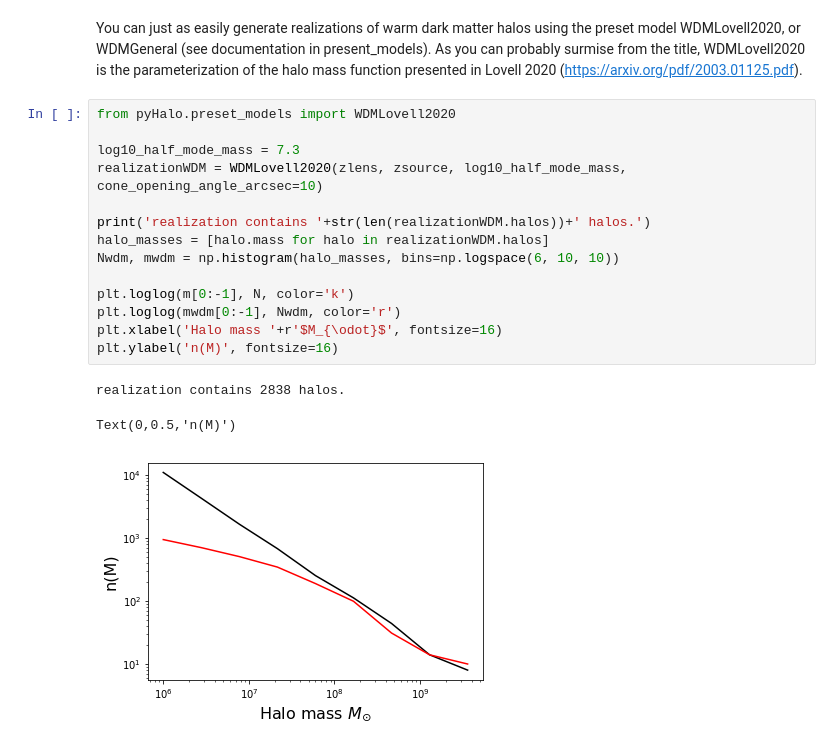
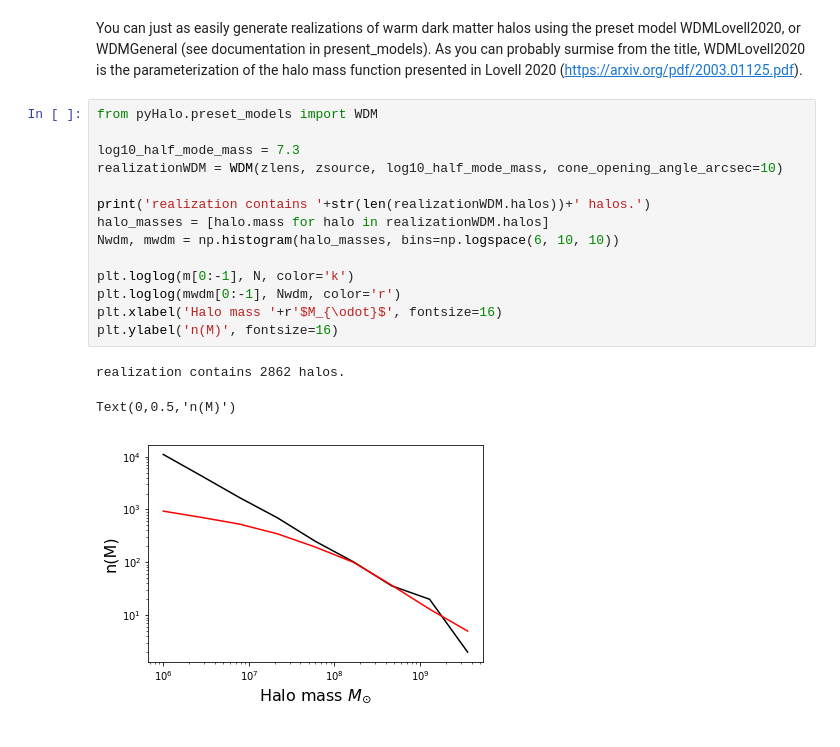
Before and after one commit to dangilman/pyHalo, a Jupyter notebook: example_notebooks/example_generating_realizations.ipynb, the cells around one changed output. Drawn from its saved outputs; the diff is of its cells as text.

```diff
--- a/example_notebooks/example_generating_realizations.ipynb
+++ b/example_notebooks/example_generating_realizations.ipynb
@@ -76,23 +78,23 @@ plt.imshow(kappa_subs_nonlinear, vmin=-0.1, vmax=0.1, cmap='bwr')
 # %% [markdown]
 You can just as easily generate realizations of warm dark matter halos using the preset model WDMLovell2020, or WDMGeneral (see documentation in present_models). As you can probably surmise from the title, WDMLovell2020 is the parameterization of the halo mass function presented in Lovell 2020 (https://arxiv.org/pdf/2003.01125.pdf).
 # %%
-from pyHalo.preset_models import WDMLovell2020
+from pyHalo.preset_models import WDM
 
 log10_half_mode_mass = 7.3
-realizationWDM = WDMLovell2020(zlens, zsource, log10_half_mode_mass, cone_opening_angle_arcsec=10)
+realizationWDM = WDM(zlens, zsource, log10_half_mode_mass, cone_opening_angle_arcsec=10)
 
 print('realization contains '+str(len(realizationWDM.halos))+' halos.')
 halo_masses = [halo.mass for halo in realizationWDM.halos]
 Nwdm, mwdm = np.histogram(halo_masses, bins=np.logspace(6, 10, 10))
 
 plt.loglog(m[0:-1], N, color='k')
 plt.loglog(mwdm[0:-1], Nwdm, color='r')
 plt.xlabel('Halo mass '+r'$M_{\odot}$', fontsize=16)
 plt.ylabel('n(M)', fontsize=16)
 # %% [output]
-realization contains 2838 halos.
+realization contains 2862 halos.
 Text(0,0.5,'n(M)')
-[figure, old version]
+[figure, new version]
 # %%
 lens_model_list_WDM, lens_redshift_array_WDM, kwargs_halos_WDM, _ = realizationWDM.lensing_quantities()
 
```
Also changed, not shown: parts of 4 cells of this notebook, 20 other files.
